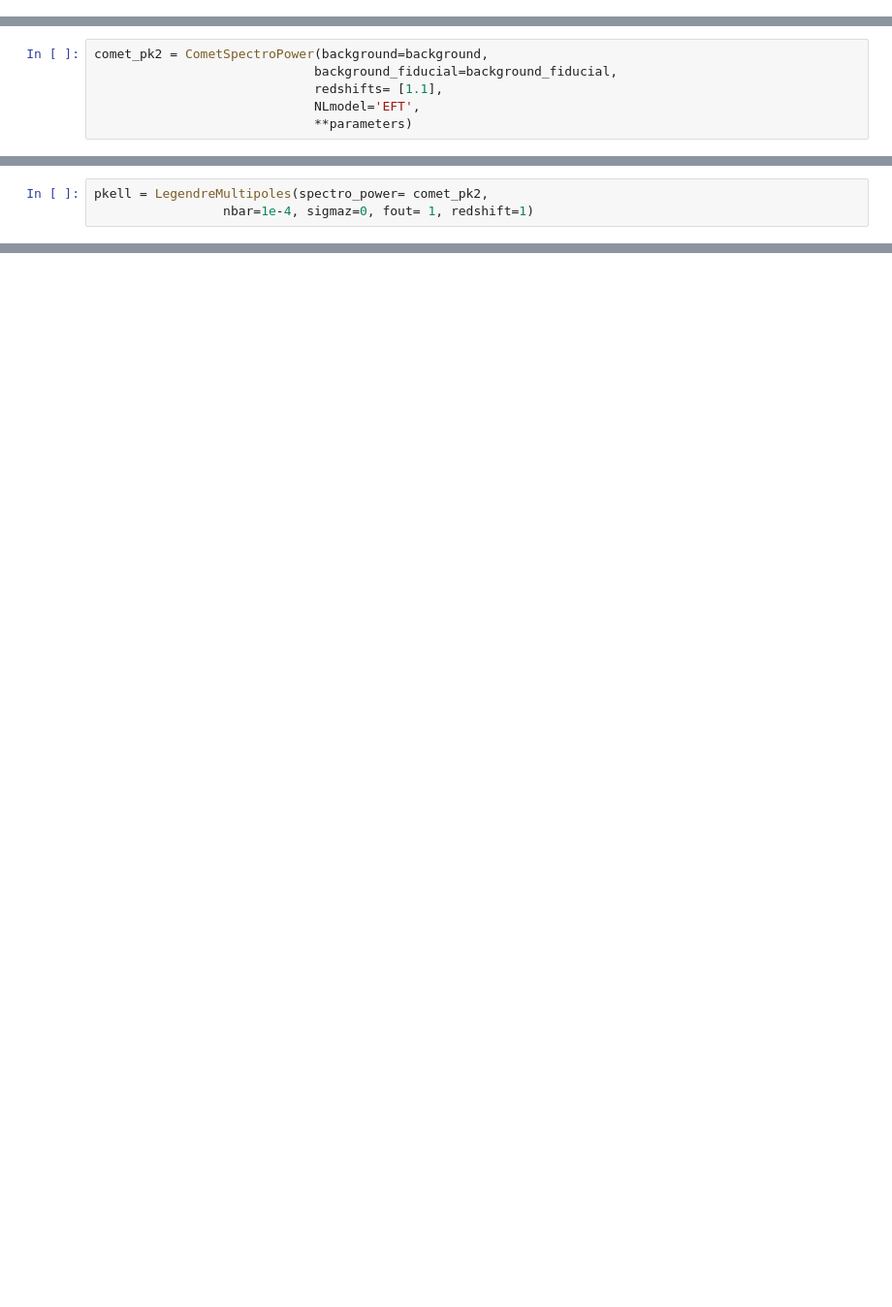
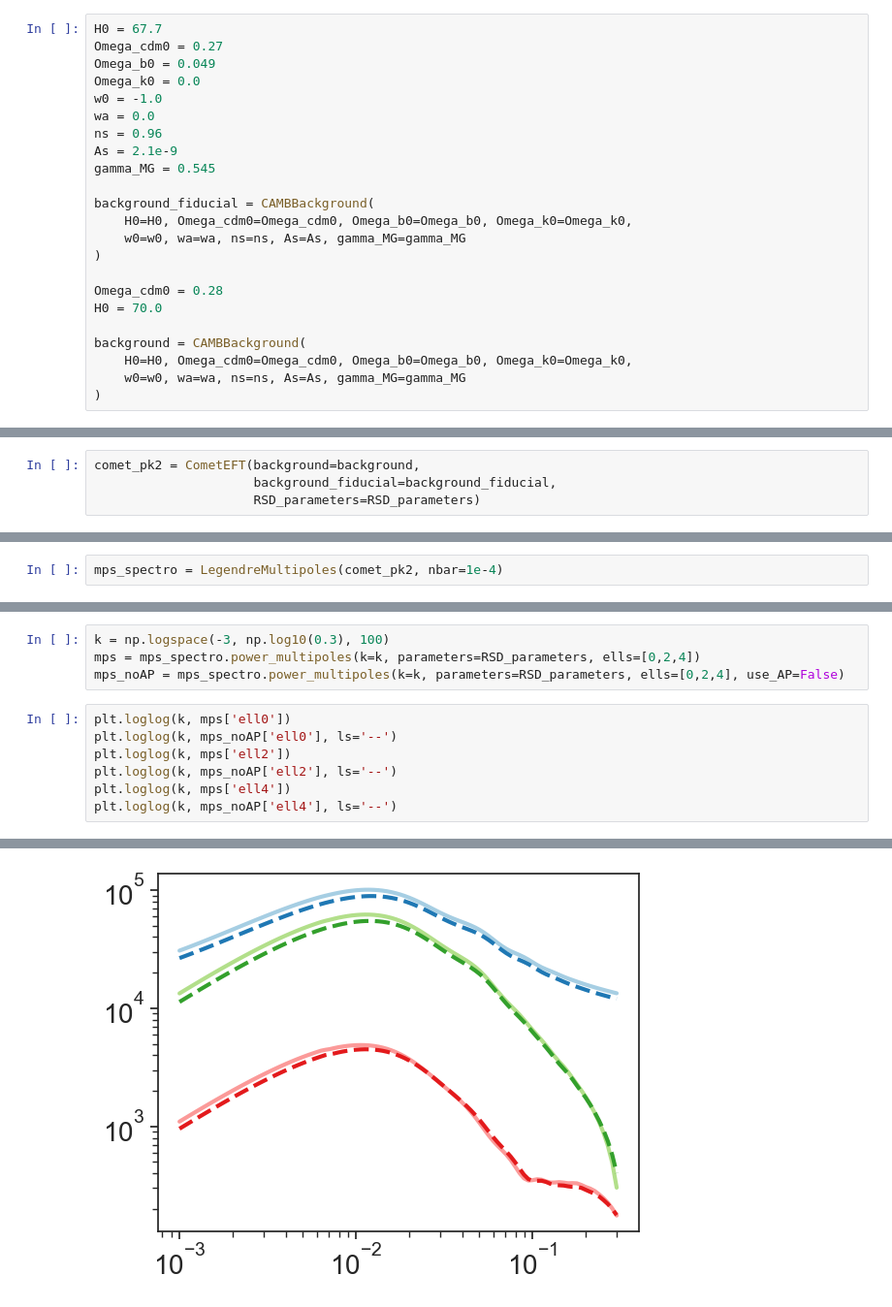
Before and after one commit to cloe-org/cloelib, a Jupyter notebook: notebooks/observables/spectro_protocols.ipynb, the cells around one changed output, grey strips where cells are left out. Shown at 97% size. Cells and saved outputs as stored; diff of their text form; blank space fills up the shorter version.

Commit message:
Fixed COMET compatibility with protocols

```diff
--- a/notebooks/observables/spectro_protocols.ipynb
+++ b/notebooks/observables/spectro_protocols.ipynb
@@ -56 +32,24 @@ Note: redshifts have been re-sorted (earliest first)
+# %%
+H0 = 67.7
+Omega_cdm0 = 0.27
+Omega_b0 = 0.049
+Omega_k0 = 0.0
+w0 = -1.0
+wa = 0.0
+ns = 0.96
+As = 2.1e-9
+gamma_MG = 0.545
+
+background_fiducial = CAMBBackground(
+    H0=H0, Omega_cdm0=Omega_cdm0, Omega_b0=Omega_b0, Omega_k0=Omega_k0,
+    w0=w0, wa=wa, ns=ns, As=As, gamma_MG=gamma_MG
+)
+
+Omega_cdm0 = 0.28
+H0 = 70.0
+
+background = CAMBBackground(
+    H0=H0, Omega_cdm0=Omega_cdm0, Omega_b0=Omega_b0, Omega_k0=Omega_k0,
+    w0=w0, wa=wa, ns=ns, As=As, gamma_MG=gamma_MG
+)
 # %%
@@ -79,6 +63,4 @@ parameters = {
 # %%
-comet_pk2 = CometSpectroPower(background=background,
-                             background_fiducial=background_fiducial,
-                             redshifts= [1.1],
-                             NLmodel='EFT',
-                             **parameters)
+comet_pk2 = CometEFT(background=background,
+                     background_fiducial=background_fiducial,
+                     RSD_parameters=RSD_parameters)
@@ -119,3 +67,2 @@ plt.loglog(k, comet_pk2.Pk2d_rsd(k=k, mu=mu_grid))
 # %%
-pkell = LegendreMultipoles(spectro_power= comet_pk2,
-                 nbar=1e-4, sigmaz=0, fout= 1, redshift=1)
+mps_spectro = LegendreMultipoles(comet_pk2, nbar=1e-4)
@@ -130,0 +69,12 @@ plt.loglog(k, pkells['ell4']) #I think I messed up something, but you get the fl
+# %%
+k = np.logspace(-3, np.log10(0.3), 100)
+mps = mps_spectro.power_multipoles(k=k, parameters=RSD_parameters, ells=[0,2,4])
+mps_noAP = mps_spectro.power_multipoles(k=k, parameters=RSD_parameters, ells=[0,2,4], use_AP=False)
+# %%
+plt.loglog(k, mps['ell0'])
+plt.loglog(k, mps_noAP['ell0'], ls='--')
+plt.loglog(k, mps['ell2'])
+plt.loglog(k, mps_noAP['ell2'], ls='--')
+plt.loglog(k, mps['ell4'])
+plt.loglog(k, mps_noAP['ell4'], ls='--')
+# %% [output]
@@ -130,0 +82 @@ plt.loglog(k, pkells['ell4']) #I think I messed up something, but you get the fl
+[figure, added]
```
Also changed, not shown: parts of 17 cells of this notebook, 3 other files.
